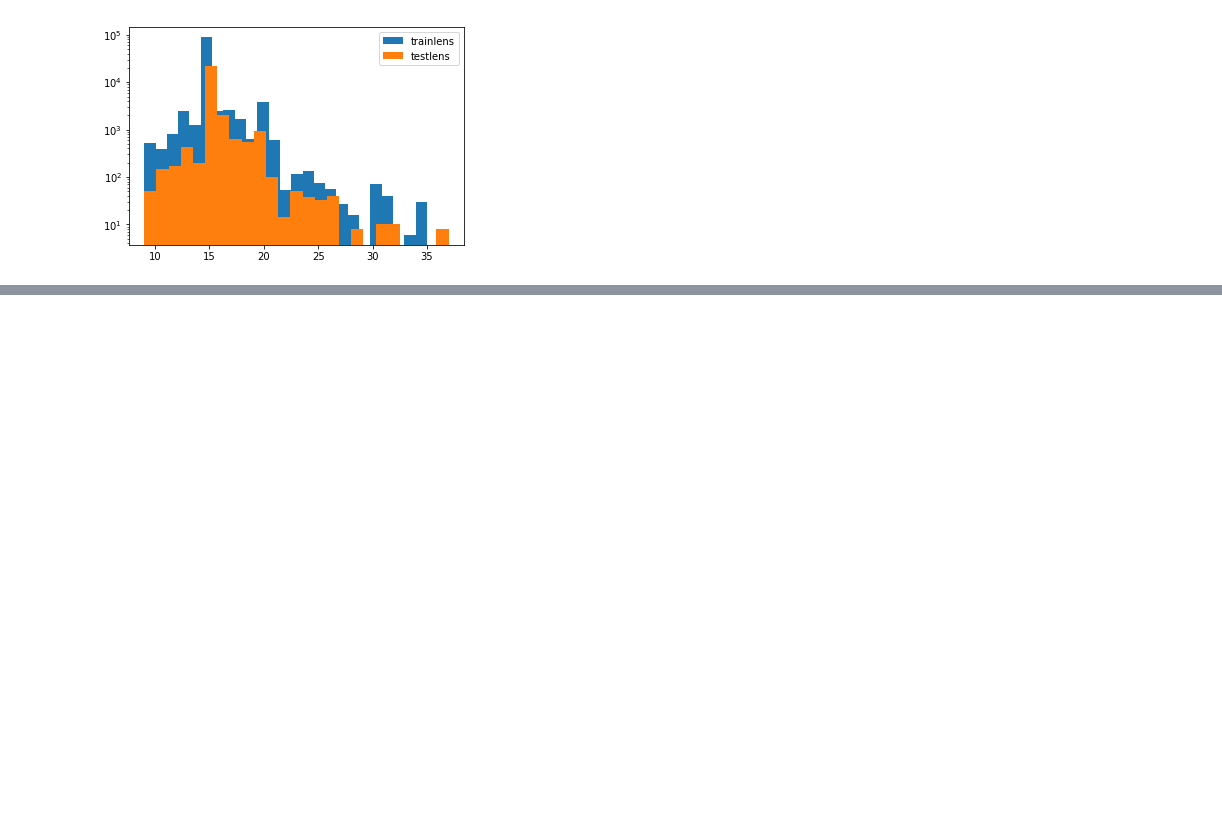
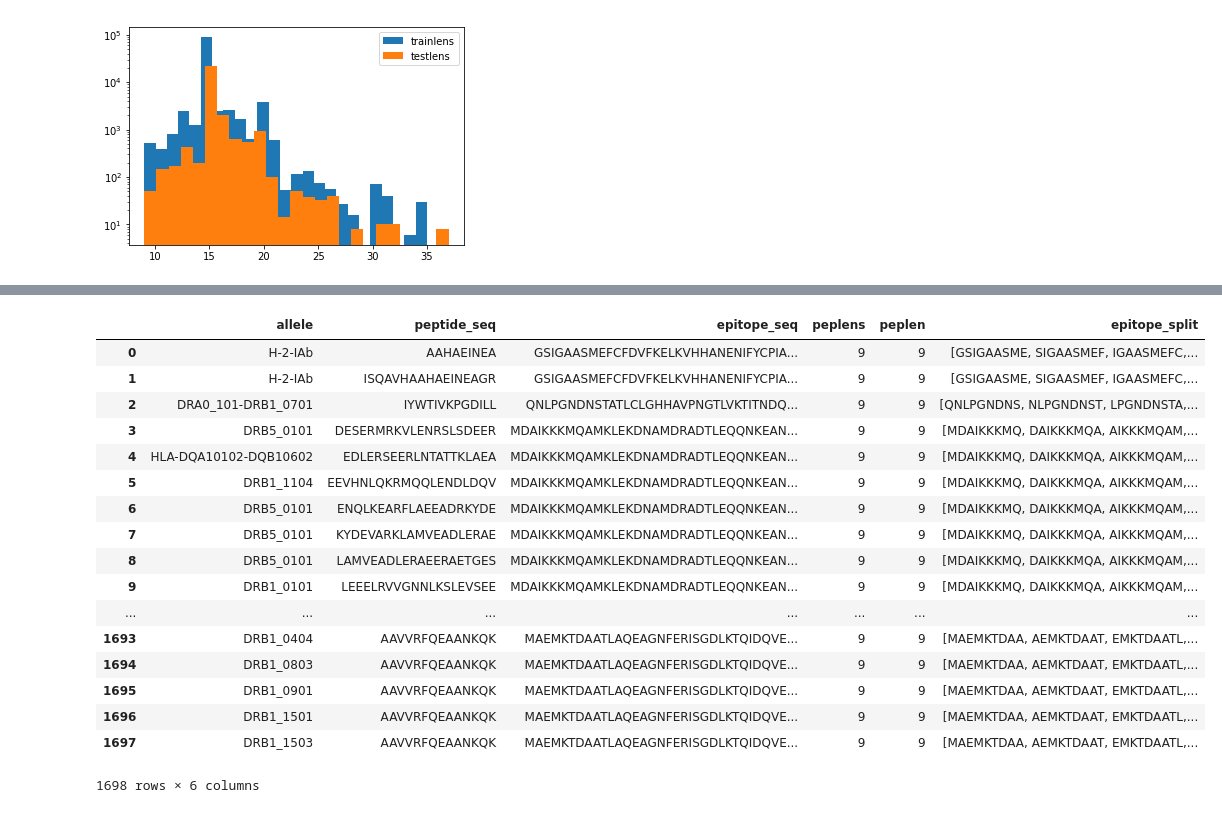
Before and after one commit to patrickbryant1/MHCII, a Jupyter notebook: MHCII_EDA_pan.ipynb, the cells around one changed output, grey strips where cells are left out. Saved outputs shown, nothing was run; the diff lists cells and outputs as text; code cells hidden in the pictures; blank space fills up the shorter version.

```diff
--- a/MHCII_EDA_pan.ipynb
+++ b/MHCII_EDA_pan.ipynb
@@ -42,6 +42,11 @@ DRB1_1402
 DRB1_0803
 HLA-DQA10301-DQB10201
 DRB1_1503
+# %%
+#Check if alleles in test are not in train
+for a in testa:
+    if a not in traina:
+        print(a)
 # %%
 #looking into the difference btw the train and test set - Basically no difference, since the differing
 #alleles have such low representation in the dataset
@@ -249,0 +340,7 @@ print(min(testlens), min(trainlens))
+# %%
+peplens = []
+for i in range(len(tcell_df)):
+    l = len(tcell_df.iloc[0]['peptide_seq'])
+    peplens.append(l)
+tcell_df['peplen'] = peplens
+tcell_df.to_csv('/home/pbryant/MHCII/pan/tcell.csv')
@@ -249,0 +368,34 @@ print(min(testlens), min(trainlens))
+# %%
+decoys = []
+for i in range(len(tcell_df)):
+    row = tcell_df.iloc[i]
+    seq = row['epitope_seq']
+    d = []
+    p = int(row['peplen']) #length of peptide
+    for j in range(0,len(seq)):
+        d.append(seq[j:j+p])
+    decoys.append(d)
+# %%
+tcell_df['epitope_split'] = decoys
+tcell_df.to_csv('/home/pbryant/MHCII/pan/tcell.csv')
+# %%
+tcell_df
+# %% [output]
+|  | allele | peptide_seq | epitope_seq | peplens | peplen | epitope_split |
+| 0 | H-2-IAb | AAHAEINEA | GSIGAASMEFCFDVFKELKVHHANENIFYCPIA... | 9 | 9 | [GSIGAASME, SIGAASMEF, IGAASMEFC,... |
+| 1 | H-2-IAb | ISQAVHAAHAEINEAGR | GSIGAASMEFCFDVFKELKVHHANENIFYCPIA... | 9 | 9 | [GSIGAASME, SIGAASMEF, IGAASMEFC,... |
+| 2 | DRA0_101-DRB1_0701 | IYWTIVKPGDILL | QNLPGNDNSTATLCLGHHAVPNGTLVKTITNDQ... | 9 | 9 | [QNLPGNDNS, NLPGNDNST, LPGNDNSTA,... |
+| 3 | DRB5_0101 | DESERMRKVLENRSLSDEER | MDAIKKKMQAMKLEKDNAMDRADTLEQQNKEAN... | 9 | 9 | [MDAIKKKMQ, DAIKKKMQA, AIKKKMQAM,... |
+| 4 | HLA-DQA10102-DQB10602 | EDLERSEERLNTATTKLAEA | MDAIKKKMQAMKLEKDNAMDRADTLEQQNKEAN... | 9 | 9 | [MDAIKKKMQ, DAIKKKMQA, AIKKKMQAM,... |
+| 5 | DRB1_1104 | EEVHNLQKRMQQLENDLDQV | MDAIKKKMQAMKLEKDNAMDRADTLEQQNKEAN... | 9 | 9 | [MDAIKKKMQ, DAIKKKMQA, AIKKKMQAM,... |
+| 6 | DRB5_0101 | ENQLKEARFLAEEADRKYDE | MDAIKKKMQAMKLEKDNAMDRADTLEQQNKEAN... | 9 | 9 | [MDAIKKKMQ, DAIKKKMQA, AIKKKMQAM,... |
+| 7 | DRB5_0101 | KYDEVARKLAMVEADLERAE | MDAIKKKMQAMKLEKDNAMDRADTLEQQNKEAN... | 9 | 9 | [MDAIKKKMQ, DAIKKKMQA, AIKKKMQAM,... |
+| 8 | DRB5_0101 | LAMVEADLERAEERAETGES | MDAIKKKMQAMKLEKDNAMDRADTLEQQNKEAN... | 9 | 9 | [MDAIKKKMQ, DAIKKKMQA, AIKKKMQAM,... |
+| 9 | DRB1_0101 | LEEELRVVGNNLKSLEVSEE | MDAIKKKMQAMKLEKDNAMDRADTLEQQNKEAN... | 9 | 9 | [MDAIKKKMQ, DAIKKKMQA, AIKKKMQAM,... |
+| ... | ... | ... | ... | ... | ... | ... |
+| 1693 | DRB1_0404 | AAVVRFQEAANKQK | MAEMKTDAATLAQEAGNFERISGDLKTQIDQVE... | 9 | 9 | [MAEMKTDAA, AEMKTDAAT, EMKTDAATL,... |
+| 1694 | DRB1_0803 | AAVVRFQEAANKQK | MAEMKTDAATLAQEAGNFERISGDLKTQIDQVE... | 9 | 9 | [MAEMKTDAA, AEMKTDAAT, EMKTDAATL,... |
+| 1695 | DRB1_0901 | AAVVRFQEAANKQK | MAEMKTDAATLAQEAGNFERISGDLKTQIDQVE... | 9 | 9 | [MAEMKTDAA, AEMKTDAAT, EMKTDAATL,... |
+| 1696 | DRB1_1501 | AAVVRFQEAANKQK | MAEMKTDAATLAQEAGNFERISGDLKTQIDQVE... | 9 | 9 | [MAEMKTDAA, AEMKTDAAT, EMKTDAATL,... |
+| 1697 | DRB1_1503 | AAVVRFQEAANKQK | MAEMKTDAATLAQEAGNFERISGDLKTQIDQVE... | 9 | 9 | [MAEMKTDAA, AEMKTDAAT, EMKTDAATL,... |
+1698 rows × 6 columns
```
Also changed, not shown: parts of 5 cells of this notebook, 3 other files.
